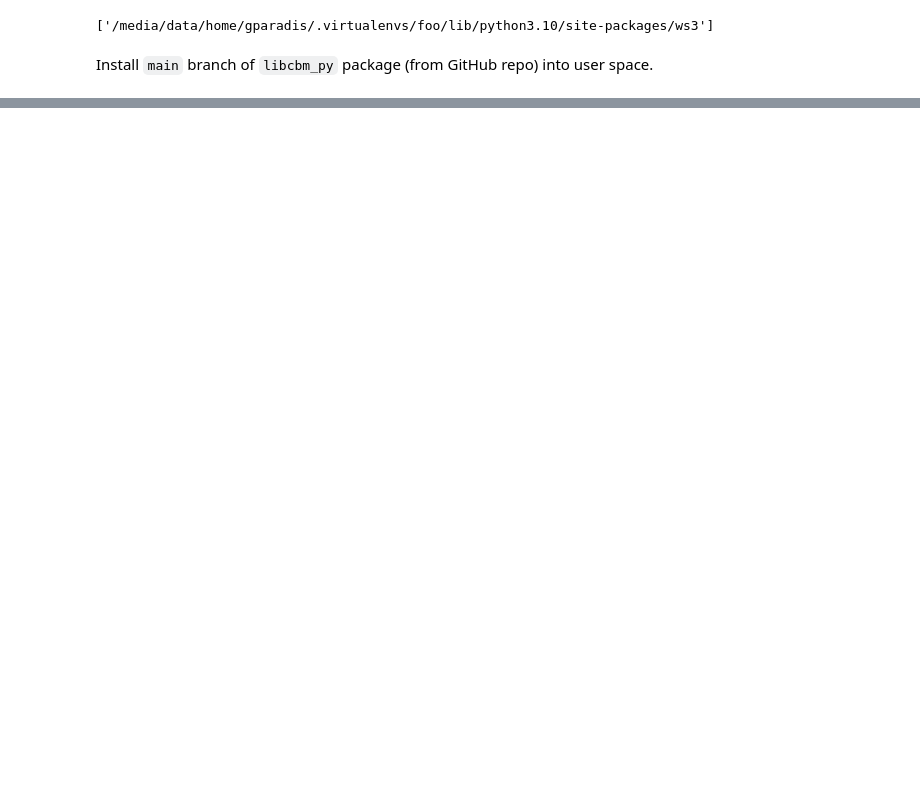
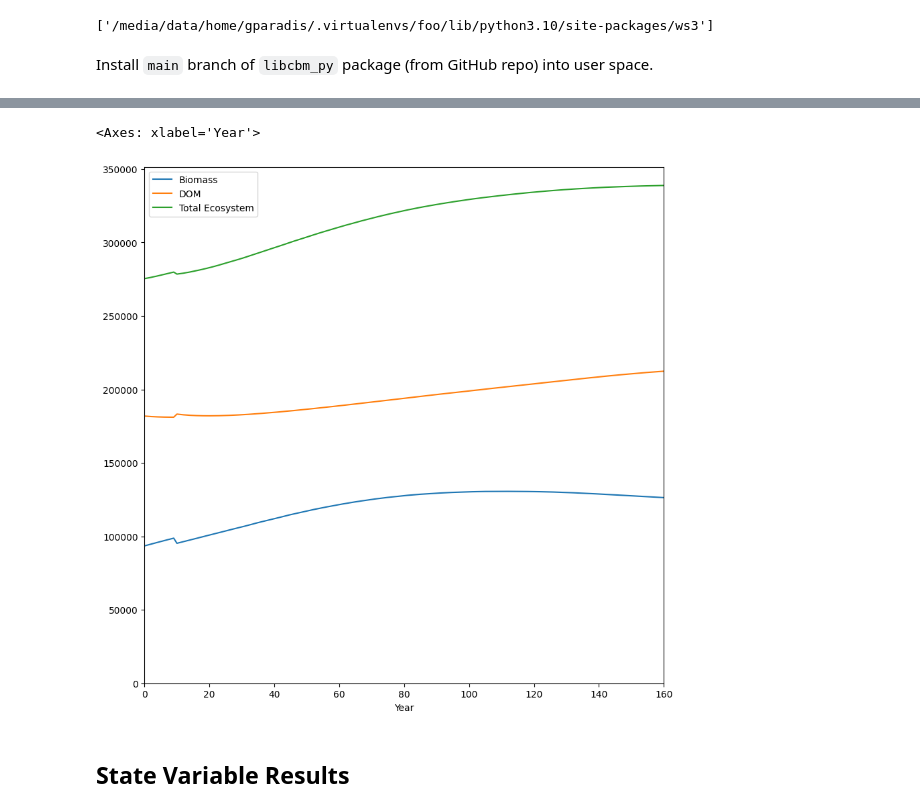
Before and after one commit to UBC-FRESH/ws3, a Jupyter notebook: examples/030_ws3_libcbm_sequential.ipynb, the cells around one changed output, grey strips where cells are left out. Saved outputs shown, nothing was run; the diff lists cells and outputs as text; code cells hidden in the pictures; blank space fills up the shorter version.

Commit message:
added example notebook 030_ws3_libcbm_sequential and a few other files that go with this

```diff
--- a/examples/030_ws3_libcbm_sequential.ipynb
+++ b/examples/030_ws3_libcbm_sequential.ipynb
@@ -73,0 +495,9 @@ libcbm.__path__
+# %%
+sit_data = sit_reader.parse(sit_classifiers=sit_classifiers,
+                            sit_disturbance_types=sit_disturbance_types,
+                            sit_age_classes=sit_age_classes,
+                            sit_inventory=sit_inventory,
+                            sit_yield=sit_yield,
+                            sit_events=sit_events,
+                            sit_transitions=sit_transitions,
+                            sit_eligibilities=None)
@@ -73,0 +532,2 @@ libcbm.__path__
+# %%
+sit = sit_cbm_factory.initialize_sit(sit_data=sit_data, config=config)
@@ -73,0 +580,6 @@ libcbm.__path__
+# %%
+from libcbm.model.cbm.cbm_output import CBMOutput
+
+cbm_output = CBMOutput(
+    classifier_map=sit.classifier_value_names,
+    disturbance_type_map=sit.disturbance_name_map)
@@ -73,0 +625,2 @@ libcbm.__path__
+# %%
+pi = cbm_output.classifiers.to_pandas().merge(cbm_output.pools.to_pandas(), left_on=["identifier", "timestep"], right_on=["identifier", "timestep"])
@@ -73,0 +637,25 @@ libcbm.__path__
+# %%
+biomass_pools = ['SoftwoodMerch','SoftwoodFoliage', 'SoftwoodOther', 'SoftwoodCoarseRoots', 'SoftwoodFineRoots',
+                 'HardwoodMerch', 'HardwoodFoliage', 'HardwoodOther', 'HardwoodCoarseRoots', 'HardwoodFineRoots']
+
+dom_pools = ['AboveGroundVeryFastSoil', 'BelowGroundVeryFastSoil', 'AboveGroundFastSoil', 'BelowGroundFastSoil',
+             'MediumSoil', 'AboveGroundSlowSoil', 'BelowGroundSlowSoil', 'SoftwoodStemSnag', 'SoftwoodBranchSnag',
+             'HardwoodStemSnag', 'HardwoodBranchSnag']
+
+biomass_result = pi[['timestep']+biomass_pools]
+dom_result = pi[['timestep']+dom_pools]
+total_eco_result = pi[['timestep']+biomass_pools+dom_pools]
+
+annual_carbon_stocks = pd.DataFrame(
+    {
+        "Year": pi["timestep"],
+        "Biomass": pi[biomass_pools].sum(axis=1),
+        "DOM": pi[dom_pools].sum(axis=1),
+        "Total Ecosystem": pi[biomass_pools+dom_pools].sum(axis=1)})
+
+annual_carbon_stocks.groupby("Year").sum().plot(figsize=(10,10),xlim=(0,160),ylim=(0,None))
+# %% [output]
+<Axes: xlabel='Year'>
+[figure, added]
+# %% [markdown]
+## State Variable Results
```
Also changed, not shown: parts of 102 cells of this notebook, 7 other files.
